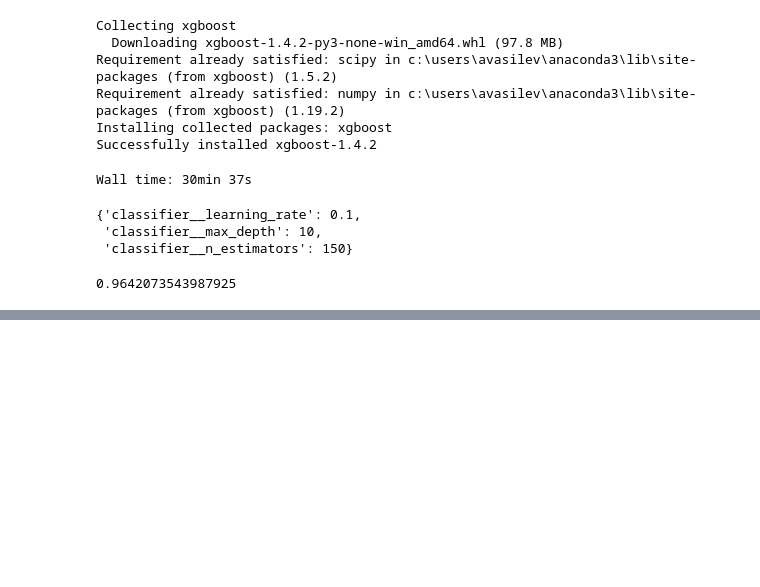
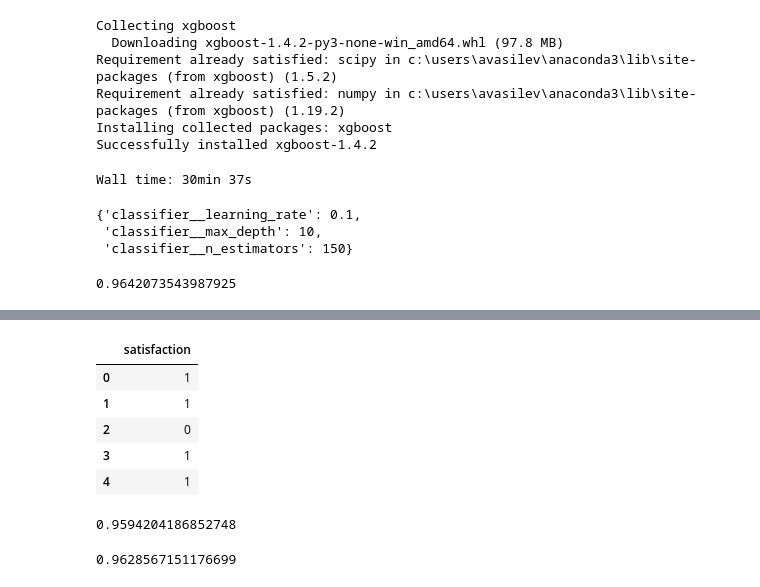
Before and after one commit to AntonyVasilev/ML-in-business, a Jupyter notebook: draft notebook.ipynb, the cells around one changed output, grey strips where cells are left out. Saved outputs shown, nothing was run; the diff lists cells and outputs as text; code cells hidden in the pictures; blank space fills up the shorter version.

```diff
--- a/draft notebook.ipynb
+++ b/draft notebook.ipynb
@@ -434,0 +556,9 @@ search.best_score_
+# %%
+y_test[:5]
+# %% [output]
+|  | satisfaction |
+| 0 | 1 |
+| 1 | 1 |
+| 2 | 0 |
+| 3 | 1 |
+| 4 | 1 |
@@ -434,0 +571,8 @@ search.best_score_
+# %%
+f1_score(y_test, y_pred)
+# %% [output]
+0.9594204186852748
+# %%
+roc_auc_score(y_test, y_pred)
+# %% [output]
+0.9628567151176699
```
Also changed, not shown: parts of 23 cells of this notebook.
